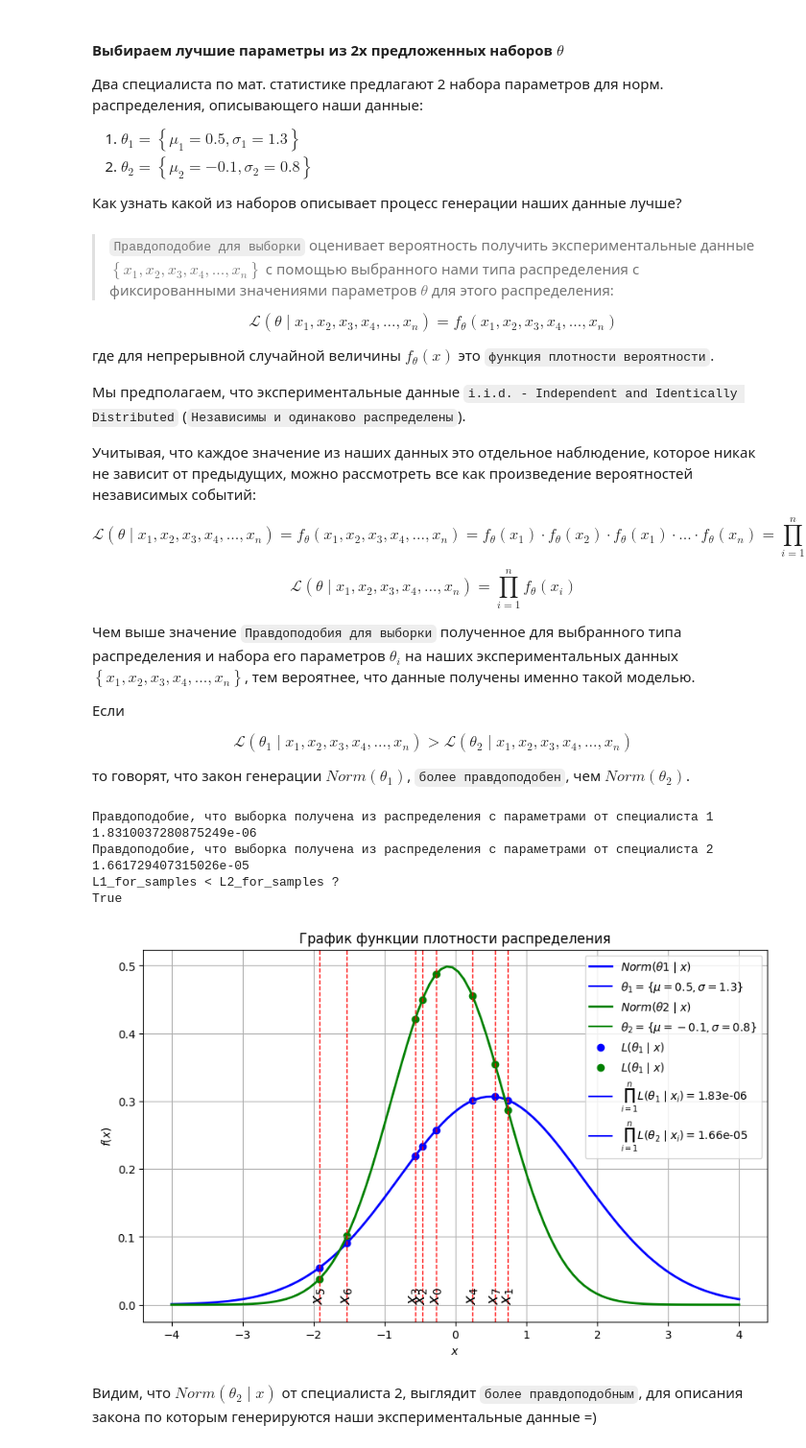
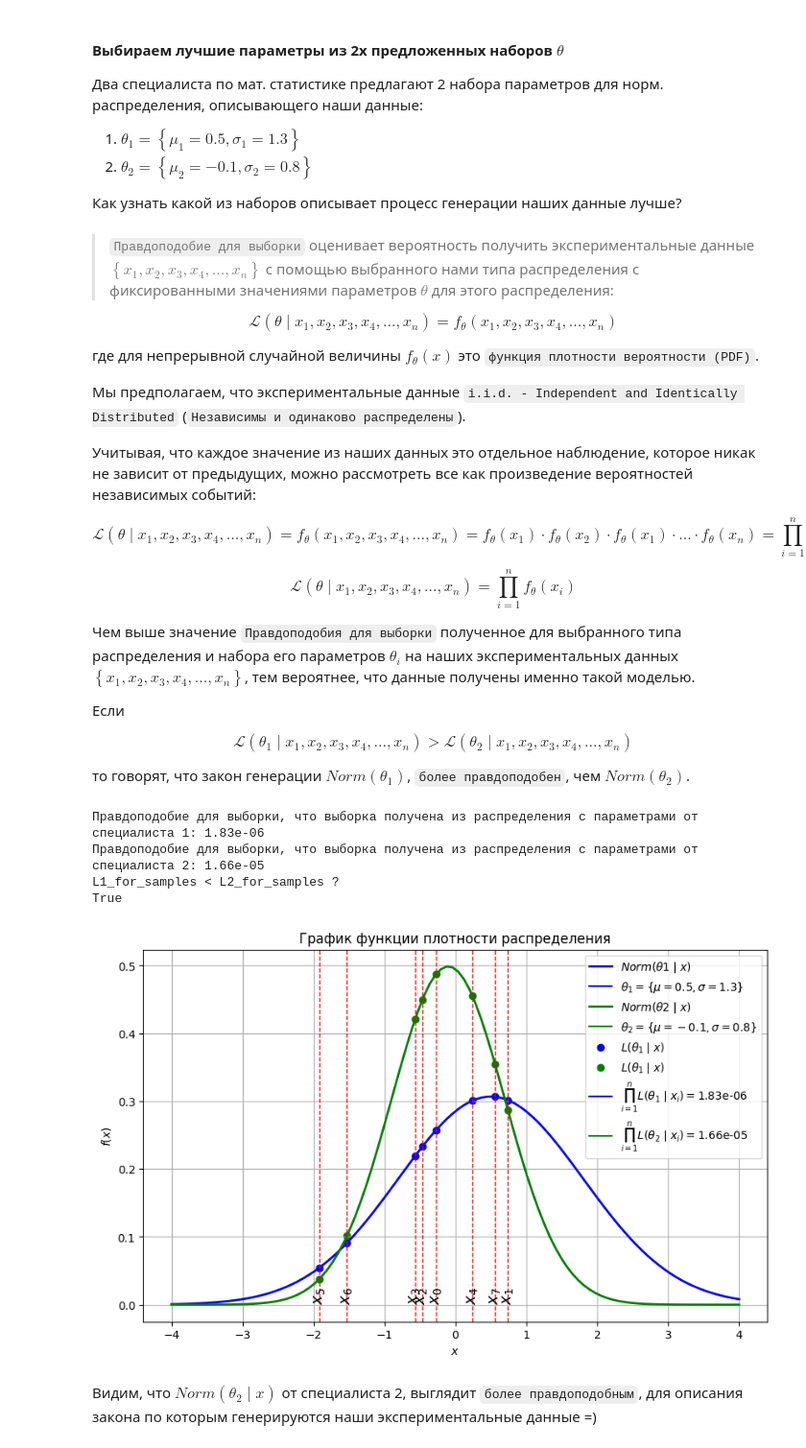
Before and after one commit to deniskirbaba/image-processing-and-generation, a Jupyter notebook: lesson materials/intro_to_generation/Intro to generative modeling.ipynb, the cells around one changed output. Shown at 96% size. Cells and saved outputs as stored; diff of their text form; code cells hidden in the pictures.

```diff
--- a/lesson materials/intro_to_generation/Intro to generative modeling.ipynb
+++ b/lesson materials/intro_to_generation/Intro to generative modeling.ipynb
@@ -1166,7 +1172,7 @@ $$\mathcal{L}(\theta\mid x=a)=f_{\theta}(x=a) > 1$$
 
 $$\mathcal{L}(\theta\mid x_1,x_2,x_3,x_4,...,x_n)=f_{\theta}(x_1,x_2,x_3,x_4,...,x_n)$$
 
-где для непрерывной случайной величины $f_{\theta}(x)$ это `функция плотности вероятности`.
+где для непрерывной случайной величины $f_{\theta}(x)$ это `функция плотности вероятности (PDF)`.
 
 Мы предполагаем, что экспериментальные данные `i.i.d. - Independent and Identically Distributed` (`Независимы и одинаково распределены`).
 
@@ -1256,39 +1262,39 @@ ax.plot(
     [],
     [],
     "b-",
     label=r"$\underset{i=1}{\overset{n}{\prod}}L(\theta_1 \mid x_i)=$" + f"{L1_for_samples:.2e}",
 )
 L2_for_samples = np.prod(L2)
 # отображаем Правдоподобия для выборки на легенде
 ax.plot(
     [],
     [],
-    "b-",
+    "g-",
     label=r"$\underset{i=1}{\overset{n}{\prod}}L(\theta_2 \mid x_i)=$" + f"{L2_for_samples:.2e}",
 )
 
 print(
-    f"Правдоподобие, что выборка получена из распределения с параметрами от специалиста 1 {L1_for_samples}"
+    f"Правдоподобие для выборки, что выборка получена из распределения с параметрами от специалиста 1: {L1_for_samples:.2e}"
 )
 print(
-    f"Правдоподобие, что выборка получена из распределения с параметрами от специалиста 2 {L2_for_samples}"
+    f"Правдоподобие для выборки, что выборка получена из распределения с параметрами от специалиста 2: {L2_for_samples:.2e}"
 )
 print("L1_for_samples < L2_for_samples ?")
 print(L1_for_samples < L2_for_samples)
 
 # Отображение графика
 plt.legend()
 plt.title("График функции плотности распределения")
 plt.xlabel("$x$")
 plt.ylabel("$f(x)$")
 plt.grid(True)
 plt.show()
 # %% [output]
-Правдоподобие, что выборка получена из распределения с параметрами от специалиста 1 1.8310037280875249e-06
-Правдоподобие, что выборка получена из распределения с параметрами от специалиста 2 1.661729407315026e-05
+Правдоподобие для выборки, что выборка получена из распределения с параметрами от специалиста 1: 1.83e-06
+Правдоподобие для выборки, что выборка получена из распределения с параметрами от специалиста 2: 1.66e-05
 L1_for_samples < L2_for_samples ?
 True
-[figure, old version]
+[figure, new version]
 # %% [markdown]
 Видим, что $Norm(\theta_2 \mid x)$ от специалиста 2, выглядит `более правдоподобным`, для описания закона по которым генерируются наши экспериментальные данные =)
 # %% [markdown]
```
Also changed, not shown: parts of 27 cells of this notebook.
